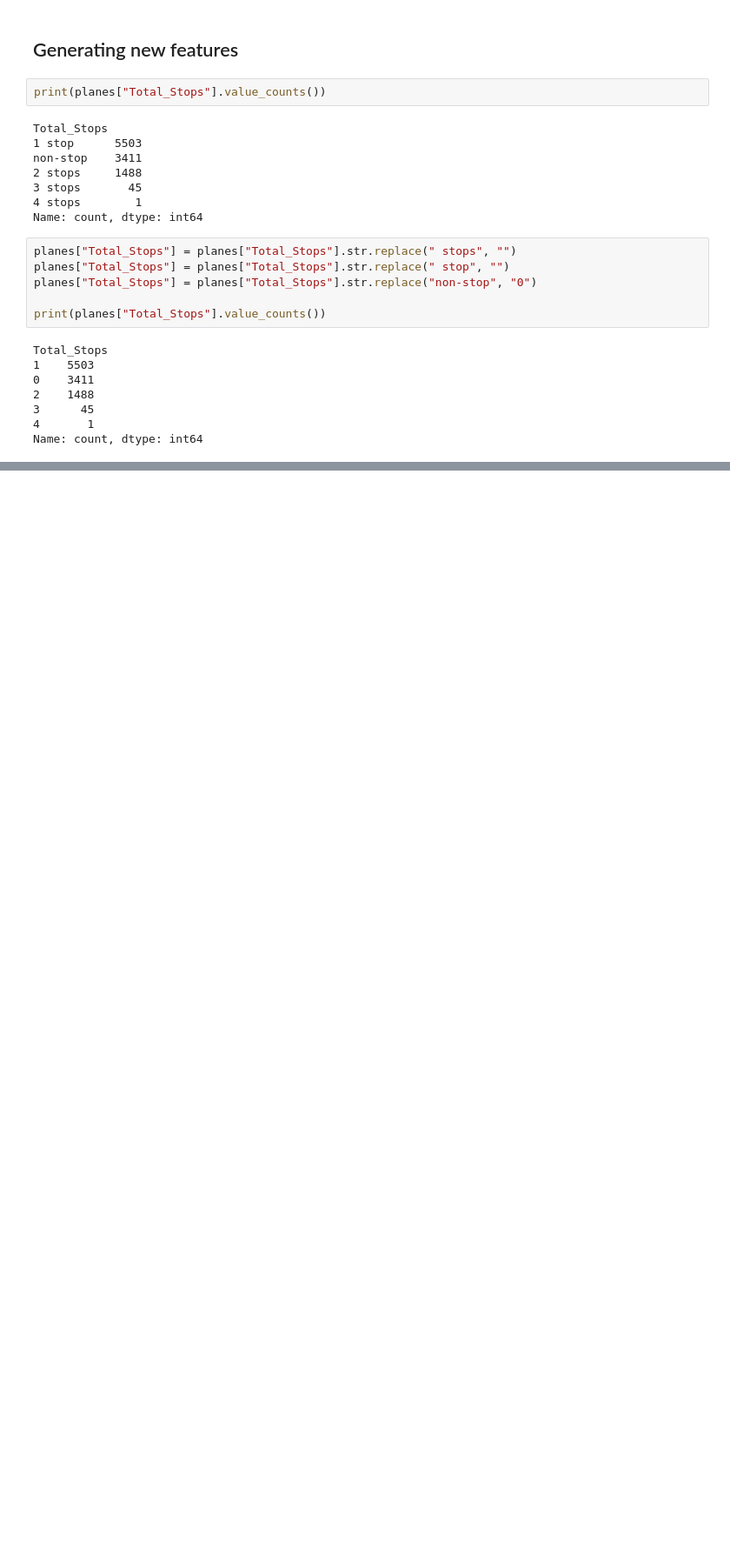
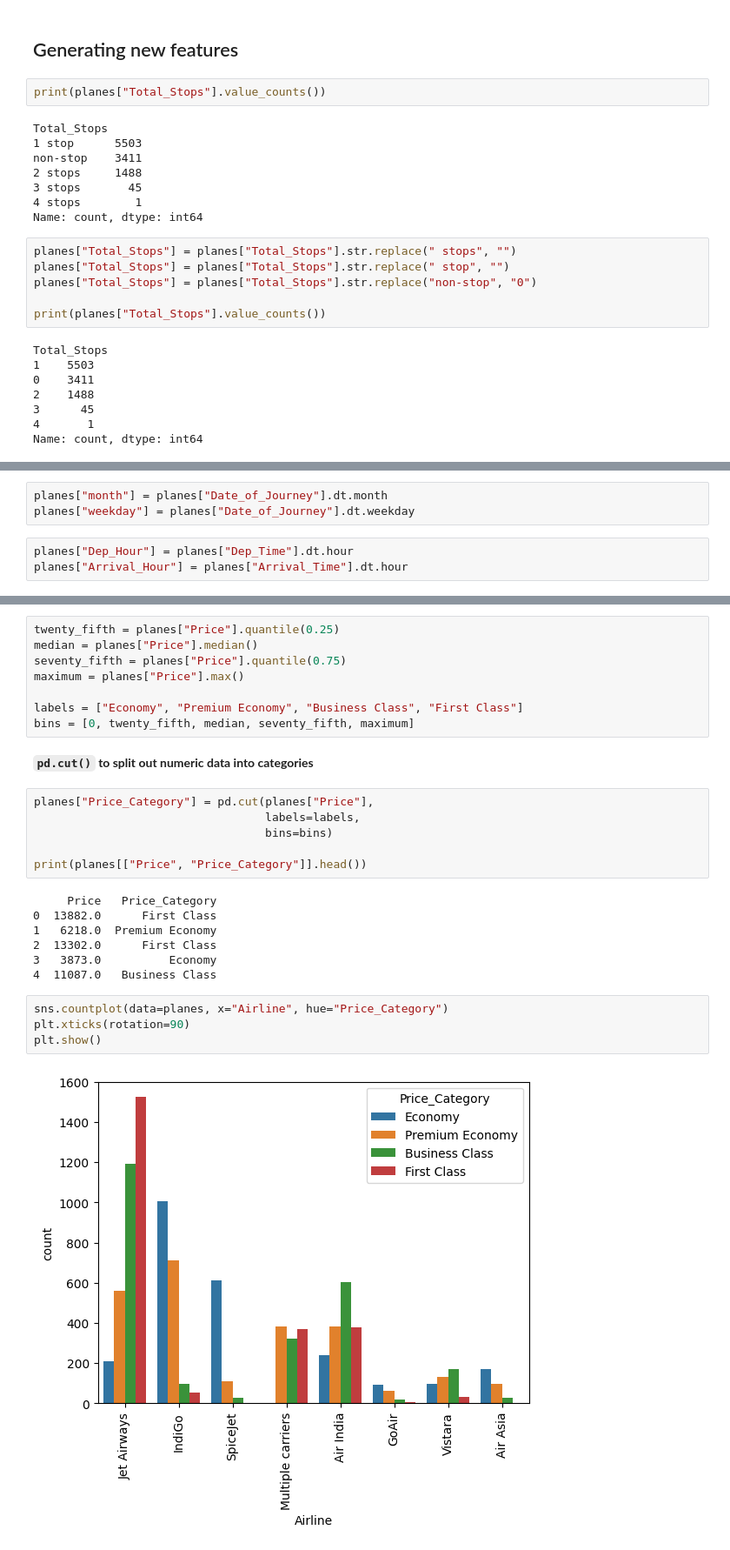
Before and after one commit to andrewch28/DataCamp, a Jupyter notebook: 10)EDA.ipynb, the cells around one changed output, grey strips where cells are left out. Shown at 87% size. Saved outputs shown, nothing was run; the diff lists cells and outputs as text; blank space fills up the shorter version.

````diff
--- a/10)EDA.ipynb
+++ b/10)EDA.ipynb
@@ -765,0 +768,6 @@ Name: count, dtype: int64
+# %%
+planes["month"] = planes["Date_of_Journey"].dt.month
+planes["weekday"] = planes["Date_of_Journey"].dt.weekday
+# %%
+planes["Dep_Hour"] = planes["Dep_Time"].dt.hour
+planes["Arrival_Hour"] = planes["Arrival_Time"].dt.hour
@@ -765,0 +788,29 @@ Name: count, dtype: int64
+# %%
+twenty_fifth = planes["Price"].quantile(0.25)
+median = planes["Price"].median()
+seventy_fifth = planes["Price"].quantile(0.75)
+maximum = planes["Price"].max()
+
+labels = ["Economy", "Premium Economy", "Business Class", "First Class"]
+bins = [0, twenty_fifth, median, seventy_fifth, maximum]
+# %% [markdown]
+**```pd.cut()``` to split out numeric data into categories**
+# %%
+planes["Price_Category"] = pd.cut(planes["Price"],
+                                  labels=labels,
+                                  bins=bins)
+
+print(planes[["Price", "Price_Category"]].head())
+# %% [output]
+     Price   Price_Category
+0  13882.0      First Class
+1   6218.0  Premium Economy
+2  13302.0      First Class
+3   3873.0          Economy
+4  11087.0   Business Class
+# %%
+sns.countplot(data=planes, x="Airline", hue="Price_Category")
+plt.xticks(rotation=90)
+plt.show()
+# %% [output]
+[figure, added]
````
Also changed, not shown: parts of 6 cells of this notebook, 1 other file.
